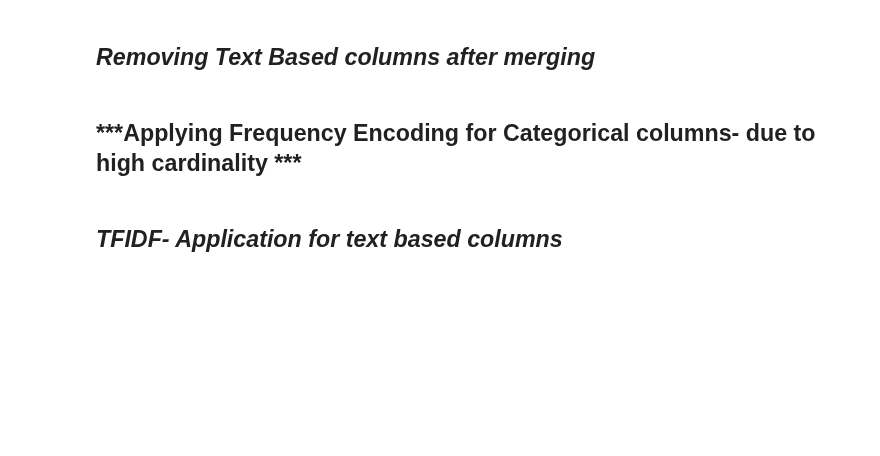
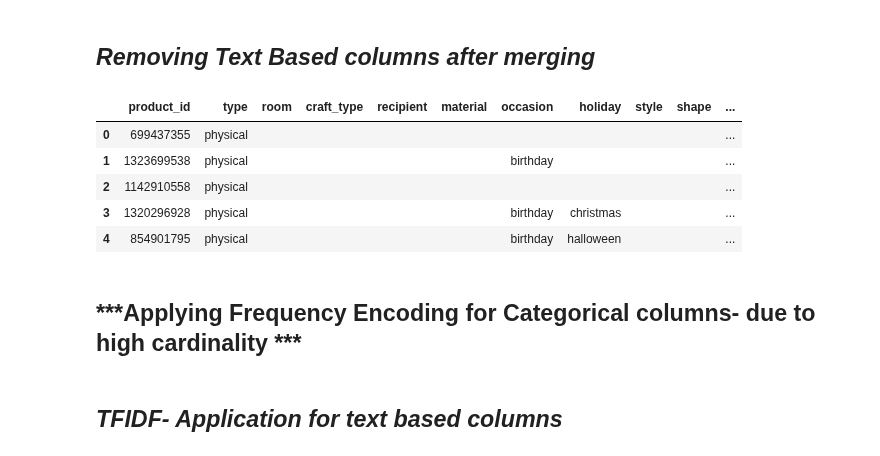
Before and after one commit to Sabha95/Machine_Learning-Assig, a Jupyter notebook: Getting_started_Notebook_for_Students_2025.ipynb, the cells around one changed output. Cells and saved outputs as stored; diff of their text form; code cells hidden in the pictures; blank space fills up the shorter version.

```diff
--- a/Getting_started_Notebook_for_Students_2025.ipynb
+++ b/Getting_started_Notebook_for_Students_2025.ipynb
@@ -913,8 +916,22 @@ ArrowInvalid: Error creating dataset. Could not read schema from '/content/gdriv
 # %% [markdown]
 ## ***Removing Text Based columns after merging***
+# %%
+columns_to_drop = ['title_cleaned','title_lemmatized','title_stemmed','tags_cleaned','tags_lemmatized','tags_stemmed','description_cleaned'
+,'description_lemmatized','description_stemmed','combined_text_cleaned','combined_text_lemmatized','combined_text_stemmed','art_subject','shape','product_id']
+
+df_train_bottom2 = df_train_bottom2.drop(columns=columns_to_drop, errors='ignore')
 # %%
-columns_to_drop = ['title', 'tags', 'description']
+columns_to_drop = ['product_id']
 df_train_bottom2 = df_train_bottom2.drop(columns=columns_to_drop, errors='ignore')
+# %%
+df_train_bottom2.head()
+# %% [output]
+|  | product_id | type | room | craft_type | recipient | material | occasion | holiday | style | shape | ... |
+| 0 | 699437355 | physical |  |  |  |  |  |  |  |  | ... |
+| 1 | 1323699538 | physical |  |  |  |  | birthday |  |  |  | ... |
+| 2 | 1142910558 | physical |  |  |  |  |  |  |  |  | ... |
+| 3 | 1320296928 | physical |  |  |  |  | birthday | christmas |  |  | ... |
+| 4 | 854901795 | physical |  |  |  |  | birthday | halloween |  |  | ... |
 # %% [markdown]
 ## ***Applying Frequency Encoding for Categorical columns- due to high cardinality ***
 # %%
```
Also changed, not shown: parts of 8 cells of this notebook.
